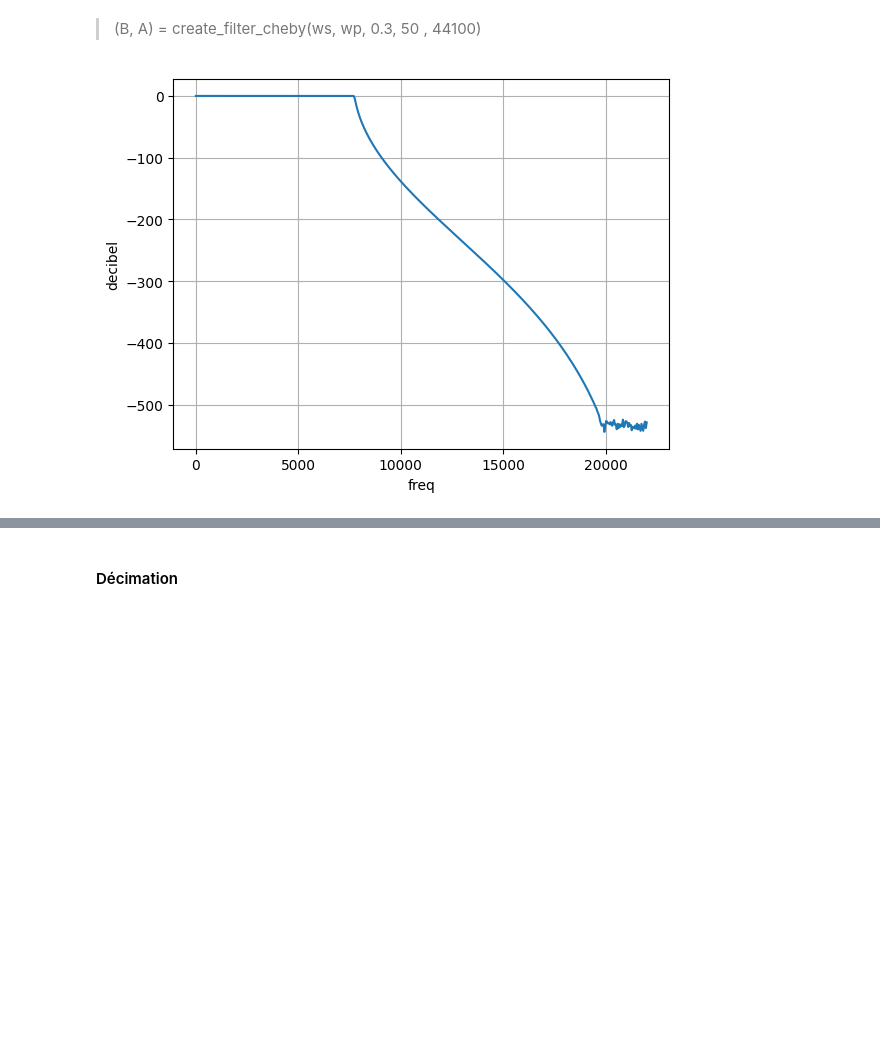
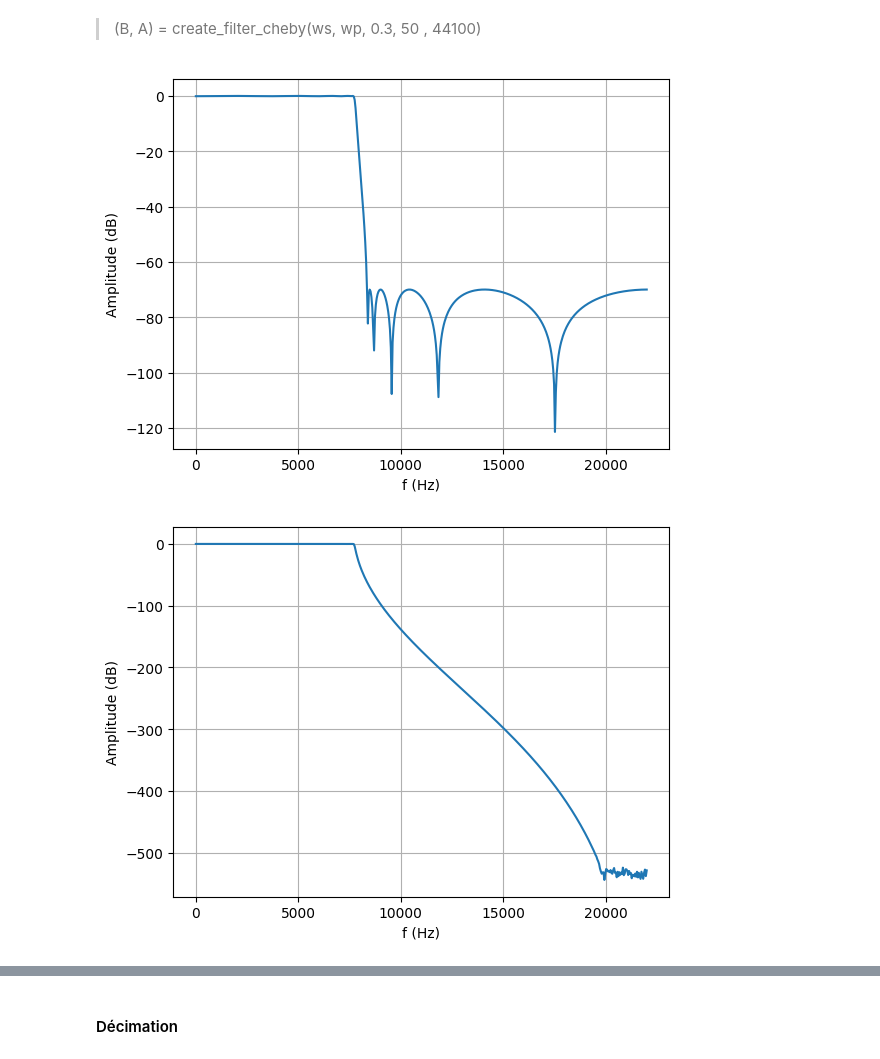
Before and after one commit to PizzaManStarted/projet_signal, a Jupyter notebook: code.ipynb, the cells around one changed output, grey strips where cells are left out. Drawn from its saved outputs; the diff is of its cells as text; code cells hidden in the pictures; blank space fills up the shorter version.

```diff
--- a/code.ipynb
+++ b/code.ipynb
@@ -237,37 +247,30 @@ Normalising does not change the value of A nor B
 
 > (B, A) = create_filter_cheby(ws, wp,  0.3,  50 , 44100)
 # %%
-wp = 7700
-ws = 8500
-rp = 0.1
-rs = 70
-(B_caueur, A_caueur) = create_filter_cauer(wp, ws,  rp, rs, 44100)
-
-(B_cheby, A_cheby) = create_filter_cheby(wp, ws,  rp,  rs, 44100)
-
-
-
 def plot_filter(B_filter, A_filter, fs):
-    w_a, h_a = signal.freqz(B_filter, A_filter, fs)
+    w_a, h_a = signal.freqz(B_filter, A_filter, fs= fs)
+    plt.figure()
     plt.xlabel("f (Hz)")
     plt.ylabel("Amplitude (dB)")
     plt.plot(w_a, 20 * np.log10(np.abs(h_a)))
     plt.grid(which="both", axis="both")
-
-
-# Plot as decibel graph
-
-# plt.figure()
-
-w_a, h_a = signal.freqz(B_cheby, A_cheby, fs= 44100)
-
-# Plot as decibel graph
-plt.xlabel("freq")
-plt.ylabel("decibel")
-plt.plot(w_a, 20 * np.log10(np.abs(h_a)))
-plt.grid(which="both", axis="both")
+    plt.show()
+    plt.close()
-# %% [output]
-[figure, removed]
+# %%
+wp = 7700
+ws = 8500
+rp = 0.1
+rs = 70
+(B_caueur, A_caueur) = create_filter_cauer(wp, ws,  rp, rs, 44100)
+
+(B_cheby, A_cheby) = create_filter_cheby(wp, ws,  rp,  rs, 44100)
+
+plot_filter(B_caueur, A_caueur, 44100)
+
+plot_filter(B_cheby, A_cheby, 44100)
+# %% [output]
+[figure, added]
+[figure, added]
 # %%
 t, sin_samples = create_sine_wave(8500, 1000, 44100, 1000)
 t, sin_samples2 = create_sine_wave(7500, 20, 44100, 1000)
```
Also changed, not shown: parts of 6 cells of this notebook.
